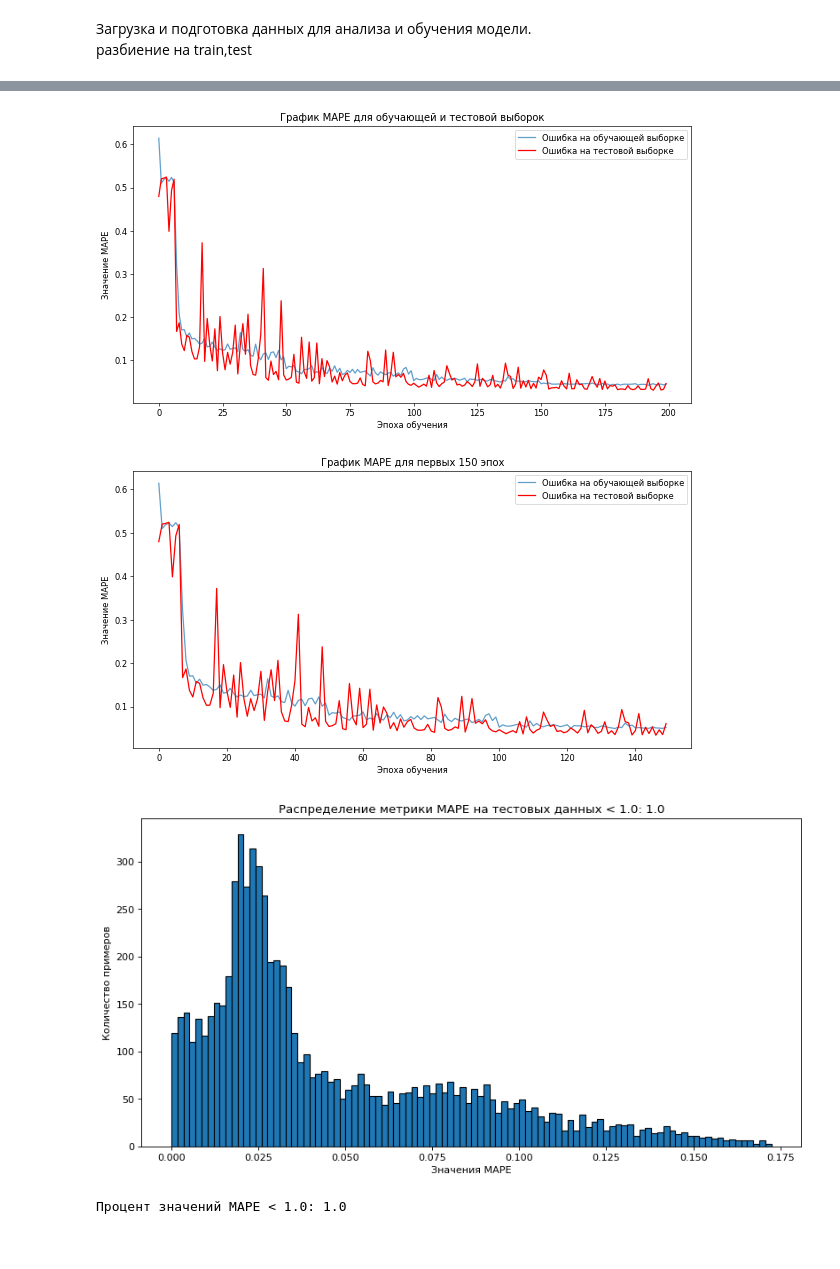
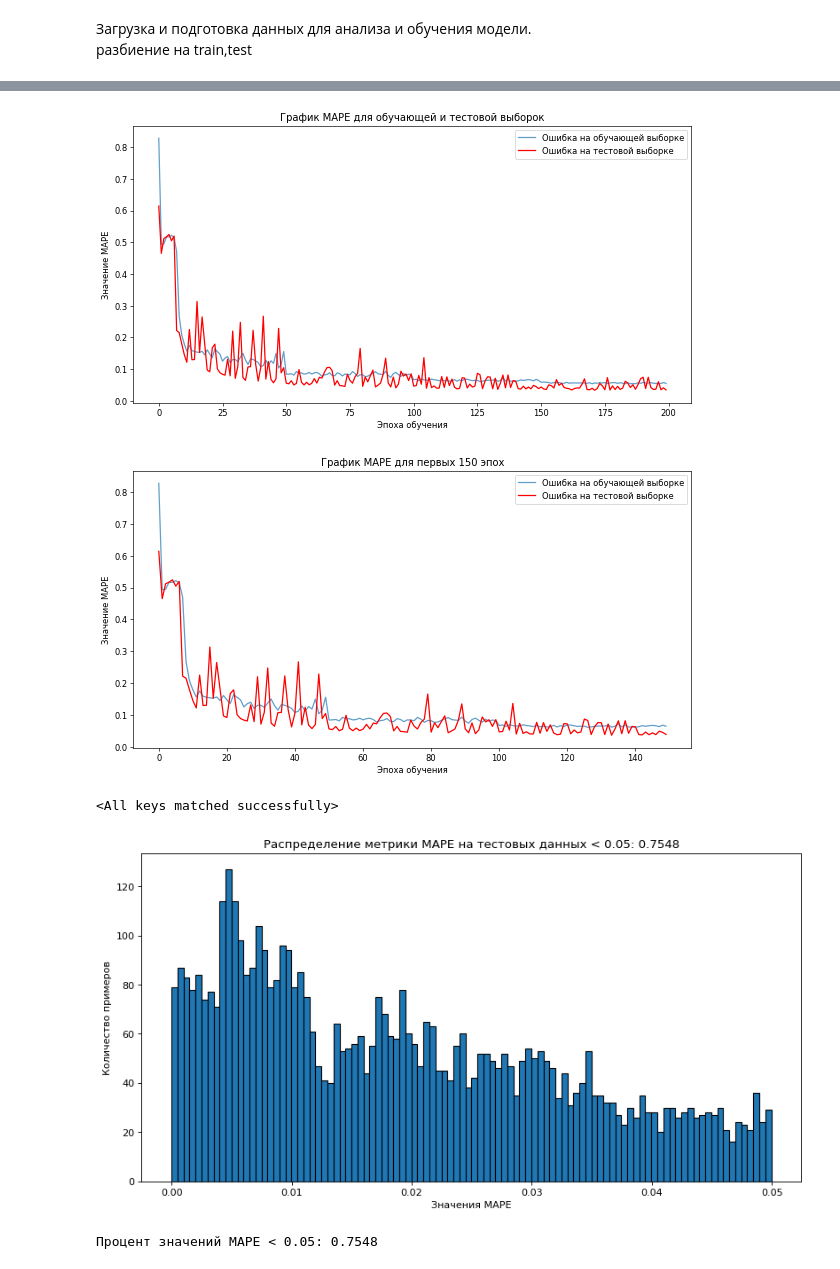
Before and after one commit to N1QWO/pr_aria, a Jupyter notebook: model/QUANT/test_1.ipynb, the cells around one changed output, grey strips where cells are left out. Drawn from its saved outputs; the diff is of its cells as text; code cells hidden in the pictures.

```diff
--- a/model/QUANT/test_1.ipynb
+++ b/model/QUANT/test_1.ipynb
@@ -46,8 +45,8 @@ X_train, X_test, y_train, y_test = PD.PDtrain_test_split(
 )
 # %%
 #инициализация модели
-hidden_size = 256
-num_bands = 8
+hidden_size = 64
+num_bands = 3
 model = QuantumNeuralNetwork(
     input_size = X_train.shape[1], # window_size*num_features - 1
     output_size = target_window_size,
@@ -121,13 +120,17 @@ LV.show_test_tube()
 # %%
 LV.show_mape()
 # %% [output]
-[figure, old version]
+[figure, new version]
-[figure, old version]
+[figure, new version]
+# %%
+model.load_state_dict(torch.load('best_model_weights.pth'))
+# %% [output]
+<All keys matched successfully>
 # %%
-LV.histogram_mape(model,X_test,y_test,limit_percel = 100)
+LV.histogram_mape(model,X_test,y_test,limit_percel = 5)
 # %% [output]
-[figure, old version]
+[figure, new version]
-Процент значений MAPE < 1.0: 1.0
+Процент значений MAPE < 0.05: 0.7548
 # %%
 LV.show_predictions(model,df,pd_params,keras = False,device = device)
 # %% [output]
```
Also changed, not shown: parts of 11 cells of this notebook, 13 other files.
